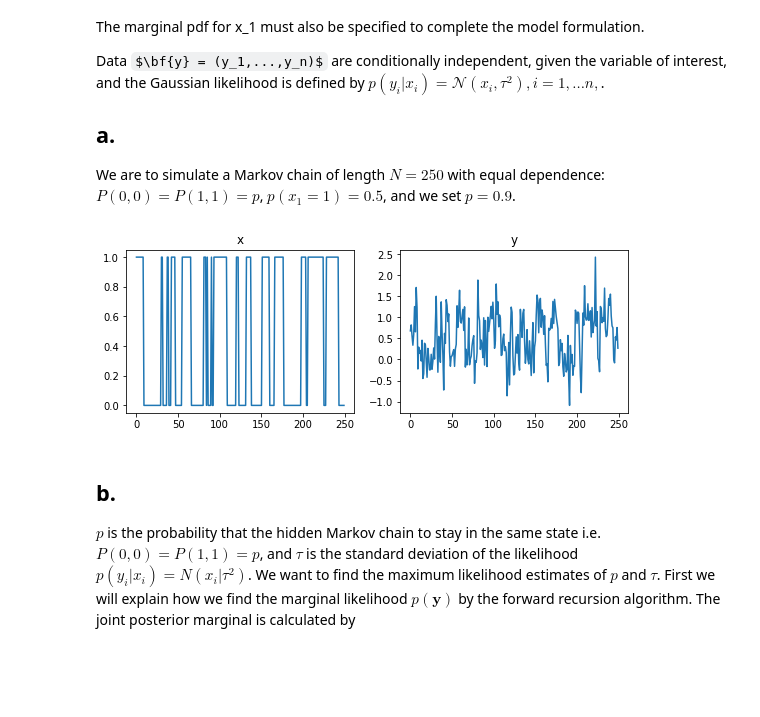
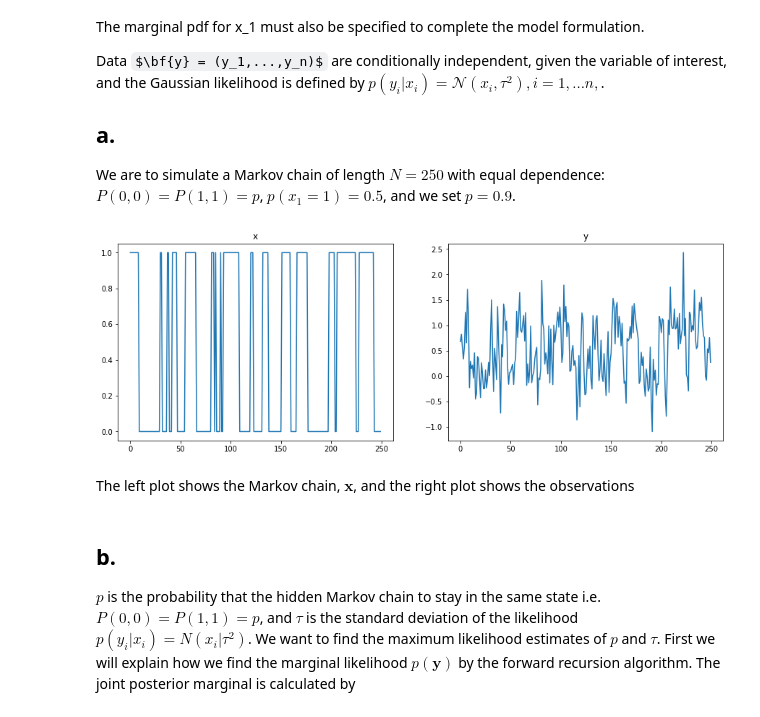
Before and after one commit to berild/mssdvia, a Jupyter notebook: hidden-markov-models/ExerciseBsol.ipynb, the cells around one changed output. Saved outputs shown, nothing was run; the diff lists cells and outputs as text; code cells hidden in the pictures; some formulas as TeX source; blank space fills up the shorter version.

Commit message:
add result figures

```diff
--- a/hidden-markov-models/ExerciseBsol.ipynb
+++ b/hidden-markov-models/ExerciseBsol.ipynb
@@ -17,33 +17,35 @@ We are to simulate a Markov chain of length $N = 250$ with equal dependence: $P(
 # %%
 import numpy as np
 import matplotlib.pyplot as plt
 from scipy.stats import norm
 
 np.random.seed(1)
 p = 0.9
 p_init = 0.5
 N = 250
 x = np.zeros(N)
 y = np.zeros(N)
 x[0] = (np.random.rand()<p_init)*1
 y[0] = x[0] + np.random.normal(0,0.4)
 for i in range(1,N):
     if np.random.rand()<= p:
         x[i] = x[i-1]
     else:
         x[i] = 1-x[i-1]
     y[i] = x[i] + np.random.normal(0,0.4)
 
-plt.figure(figsize=(9, 3))
+plt.figure(figsize=(15, 5))
 plt.subplot(121)
 plt.plot(x)
 plt.title("x")
 plt.subplot(122)
 plt.plot(y)
 plt.title("y")
 plt.show()
 # %% [output]
-[figure, old version]
+[figure, new version]
+# %% [markdown]
+The left plot shows the Markov chain, $\mathbf{x}$, and the right plot shows the observations
 # %% [markdown]
 ## b.
 $p$ is the probability that the hidden Markov chain to stay in the same state i.e. $P(0,0)=P(1,1) = p$, and $\tau$ is the standard deviation of the likelihood $p(y_i|x_i) = N(x_i|\tau^2)$. We want to find the maximum likelihood estimates of $p$ and $\tau$. First we will explain how we find the marginal likelihood $p(\mathbf{y})$ by the forward recursion algorithm. The joint posterior marginal is calculated by
```
Also changed, not shown: parts of 5 cells of this notebook.
